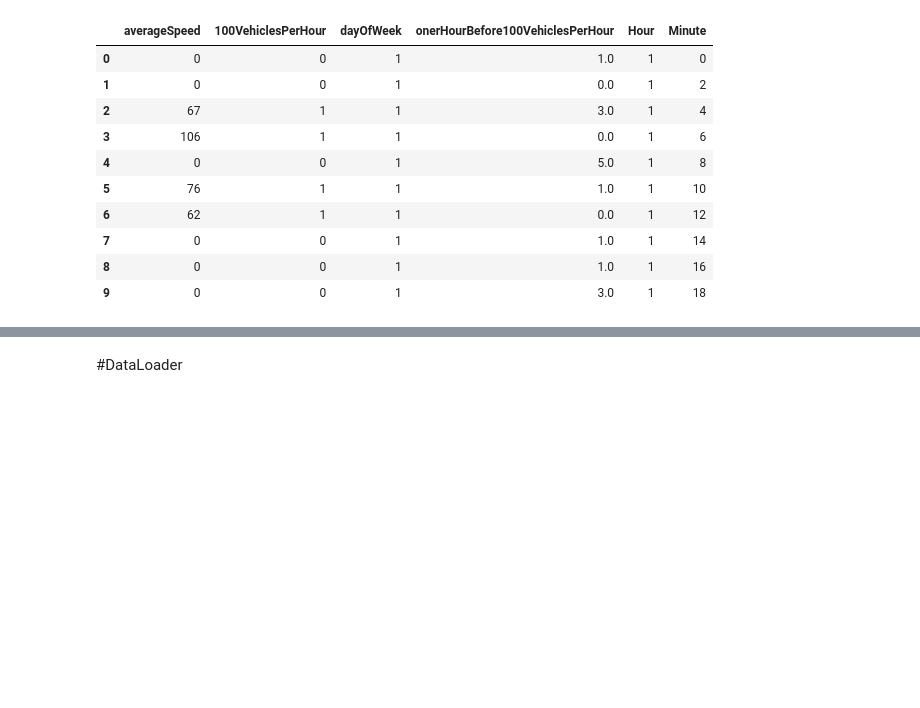
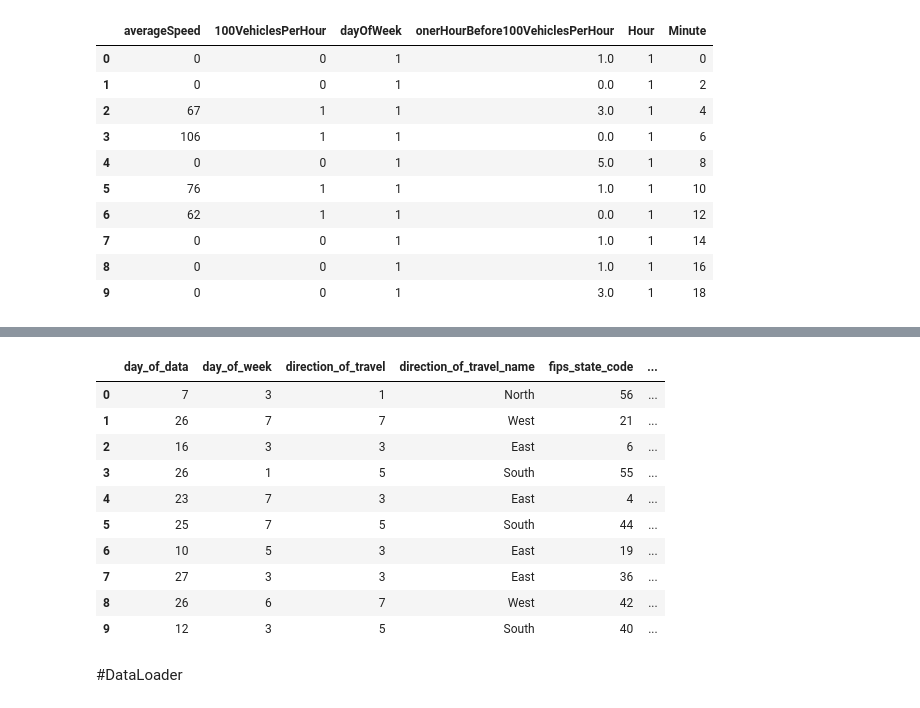
Before and after one commit to JinyiChenUofT/DiscoverAI-OPCity, a Jupyter notebook: Traffic_flow_pred.ipynb, the cells around one changed output, grey strips where cells are left out. Drawn from its saved outputs; the diff is of its cells as text; code cells hidden in the pictures; blank space fills up the shorter version.

```diff
--- a/Traffic_flow_pred.ipynb
+++ b/Traffic_flow_pred.ipynb
@@ -68,0 +85,16 @@ data[0:10]
+# %%
+traffic_df = pd.read_csv('/content/dot_traffic_2015.txt.gz', compression='gzip', header=0, sep=',', quotechar='"')
+# %%
+traffic_df.head(10)
+# %% [output]
+|  | day_of_data | day_of_week | direction_of_travel | direction_of_travel_name | fips_state_code | ... |
+| 0 | 7 | 3 | 1 | North | 56 | ... |
+| 1 | 26 | 7 | 7 | West | 21 | ... |
+| 2 | 16 | 3 | 3 | East | 6 | ... |
+| 3 | 26 | 1 | 5 | South | 55 | ... |
+| 4 | 23 | 7 | 3 | East | 4 | ... |
+| 5 | 25 | 7 | 5 | South | 44 | ... |
+| 6 | 10 | 5 | 3 | East | 19 | ... |
+| 7 | 27 | 3 | 3 | East | 36 | ... |
+| 8 | 26 | 6 | 7 | West | 42 | ... |
+| 9 | 12 | 3 | 5 | South | 40 | ... |
```
Also changed, not shown: parts of 5 cells of this notebook.
